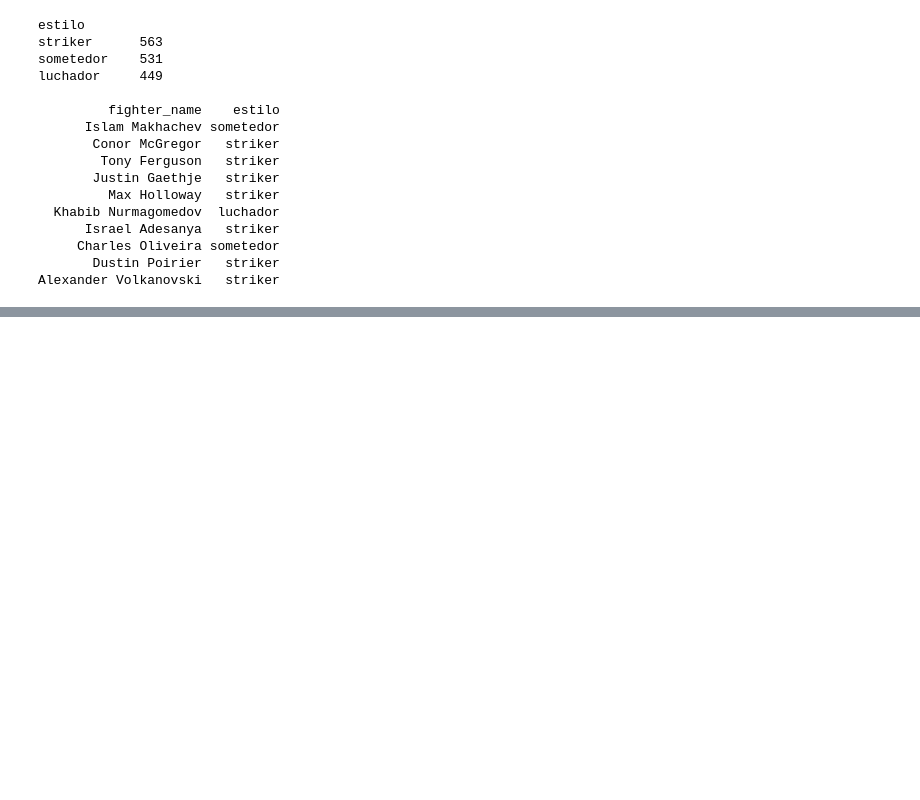
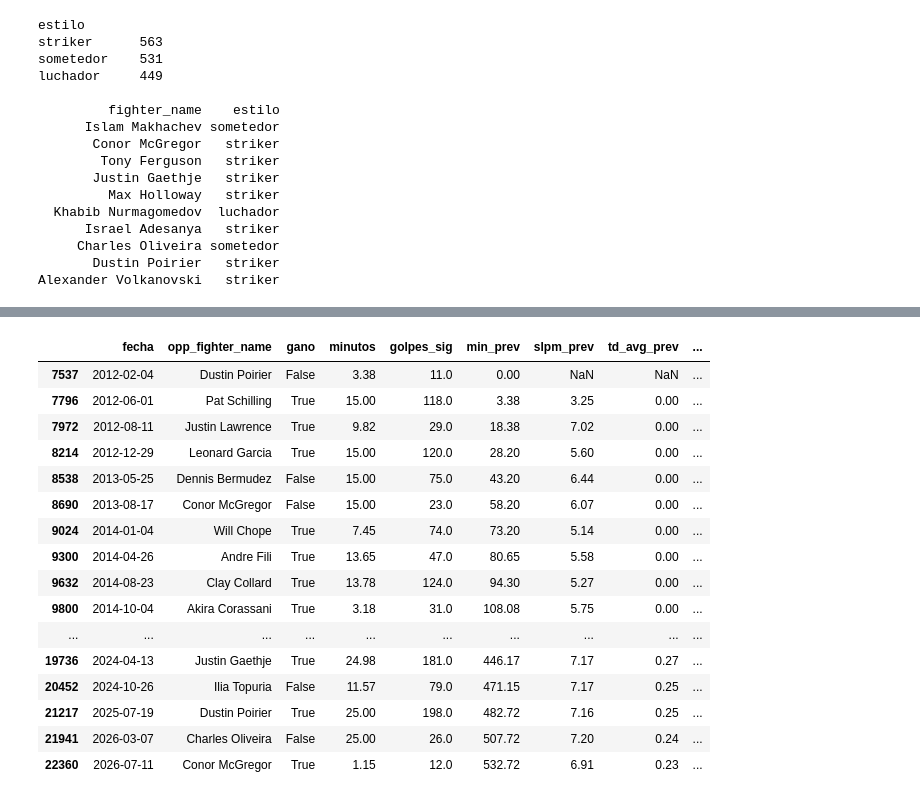
Before and after one commit to Samirsigno/ufcAnalysis, a Jupyter notebook: fighter_analisis.ipynb, the cells around one changed output, grey strips where cells are left out. Cells and saved outputs as stored; diff of their text form; code cells hidden in the pictures; blank space fills up the shorter version.

```diff
--- a/fighter_analisis.ipynb
+++ b/fighter_analisis.ipynb
@@ -571,0 +815,23 @@ Alexander Volkanovski   striker
+# %%
+# Mejora 1 - Paso 7: estilo al momento de la pelea con el MISMO pt y el MISMO kmeans (sin reentrenar)
+assert kmeans.n_clusters == 3, (
+    "kmeans debe ser el modelo de k = 3 (la celda de k = 3 corre después de la de k = 2)"
+)
+min_historial = 15  # minutos mínimos de historial con estadísticas
+
+con_historial = historial["min_prev"] >= min_historial
+X_prev = historial.loc[con_historial, ["slpm_prev", "td_avg_prev", "sub_avg_prev"]]
+X_prev.columns = (
+    variables  # mismos nombres de columnas que al entrenar: slpm, td_avg, sub_avg
+)
+
+X_prev_t = pd.DataFrame(pt.transform(X_prev), columns=variables, index=X_prev.index)
+historial["cluster_prev"] = pd.Series(kmeans.predict(X_prev_t), index=X_prev.index)
+historial["estilo"] = historial["cluster_prev"].map(
+    etiquetas_estilo
+)  # 0 striker, 1 luchador, 2 sometedor
+
+print(
+    f"Filas con al menos {min_historial} min de historial: {con_historial.sum()} de {len(historial)}"
+)
+print(historial["estilo"].value_counts(dropna=False).to_string())
@@ -571,0 +926,37 @@ Alexander Volkanovski   striker
+# %%
+# c) Un peleador conocido, pelea por pelea: golpes_prev debe ser la suma de golpes_sig de las filas anteriores
+cols_ver = [
+    "fecha",
+    "opp_fighter_name",
+    "gano",
+    "minutos",
+    "golpes_sig",
+    "min_prev",
+    "slpm_prev",
+    "td_avg_prev",
+    "sub_avg_prev",
+    "estilo",
+    "peleas_previas",
+    "racha",
+    "dias_desde_anterior",
+]
+holloway = peleas_estilo_df[peleas_estilo_df["fighter_name"] == "Max Holloway"]
+holloway[cols_ver].round(2)
+# %% [output]
+|  | fecha | opp_fighter_name | gano | minutos | golpes_sig | min_prev | slpm_prev | td_avg_prev | ... |
+| 7537 | 2012-02-04 | Dustin Poirier | False | 3.38 | 11.0 | 0.00 | NaN | NaN | ... |
+| 7796 | 2012-06-01 | Pat Schilling | True | 15.00 | 118.0 | 3.38 | 3.25 | 0.00 | ... |
+| 7972 | 2012-08-11 | Justin Lawrence | True | 9.82 | 29.0 | 18.38 | 7.02 | 0.00 | ... |
+| 8214 | 2012-12-29 | Leonard Garcia | True | 15.00 | 120.0 | 28.20 | 5.60 | 0.00 | ... |
+| 8538 | 2013-05-25 | Dennis Bermudez | False | 15.00 | 75.0 | 43.20 | 6.44 | 0.00 | ... |
+| 8690 | 2013-08-17 | Conor McGregor | False | 15.00 | 23.0 | 58.20 | 6.07 | 0.00 | ... |
+| 9024 | 2014-01-04 | Will Chope | True | 7.45 | 74.0 | 73.20 | 5.14 | 0.00 | ... |
+| 9300 | 2014-04-26 | Andre Fili | True | 13.65 | 47.0 | 80.65 | 5.58 | 0.00 | ... |
+| 9632 | 2014-08-23 | Clay Collard | True | 13.78 | 124.0 | 94.30 | 5.27 | 0.00 | ... |
+| 9800 | 2014-10-04 | Akira Corassani | True | 3.18 | 31.0 | 108.08 | 5.75 | 0.00 | ... |
+| ... | ... | ... | ... | ... | ... | ... | ... | ... | ... |
+| 19736 | 2024-04-13 | Justin Gaethje | True | 24.98 | 181.0 | 446.17 | 7.17 | 0.27 | ... |
+| 20452 | 2024-10-26 | Ilia Topuria | False | 11.57 | 79.0 | 471.15 | 7.17 | 0.25 | ... |
+| 21217 | 2025-07-19 | Dustin Poirier | True | 25.00 | 198.0 | 482.72 | 7.16 | 0.25 | ... |
+| 21941 | 2026-03-07 | Charles Oliveira | False | 25.00 | 26.0 | 507.72 | 7.20 | 0.24 | ... |
+| 22360 | 2026-07-11 | Conor McGregor | True | 1.15 | 12.0 | 532.72 | 6.91 | 0.23 | ... |
```
Also changed, not shown: parts of 14 cells of this notebook.
